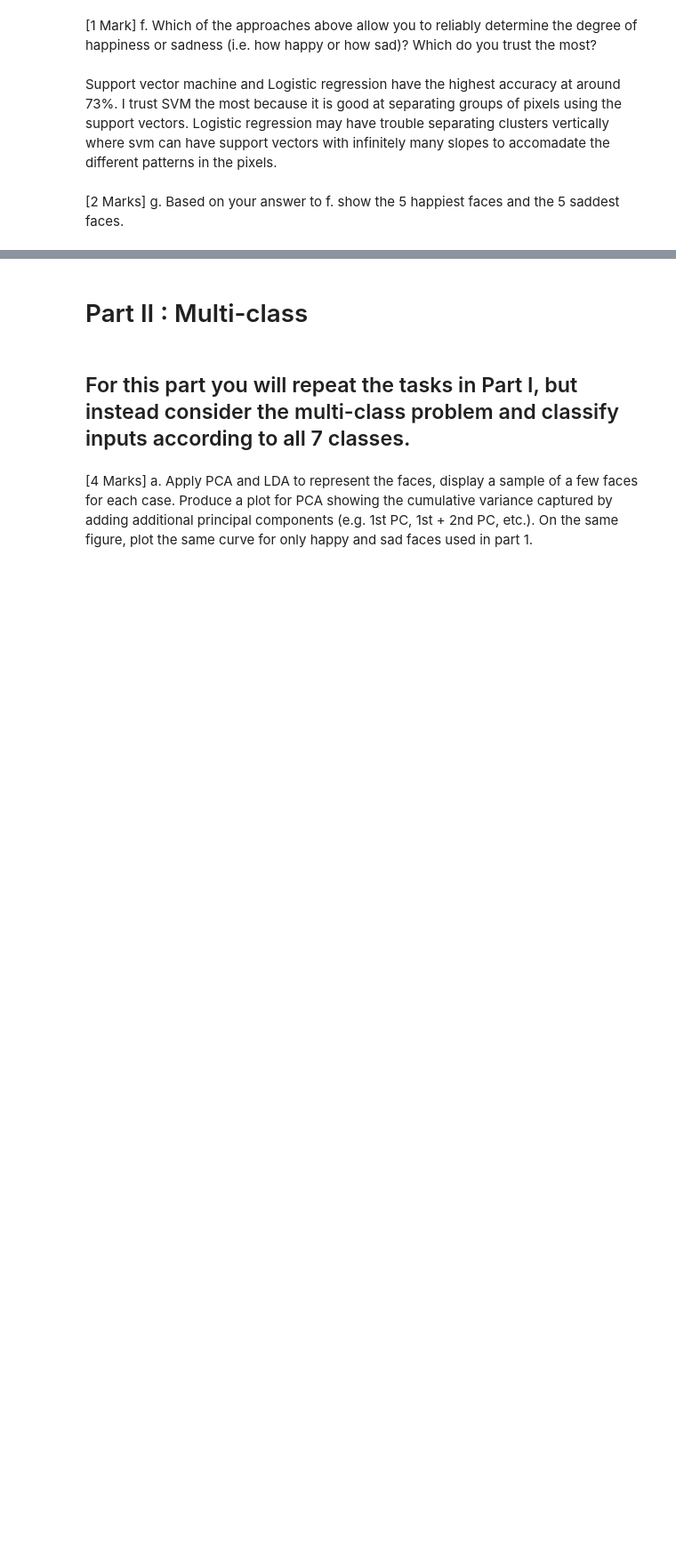
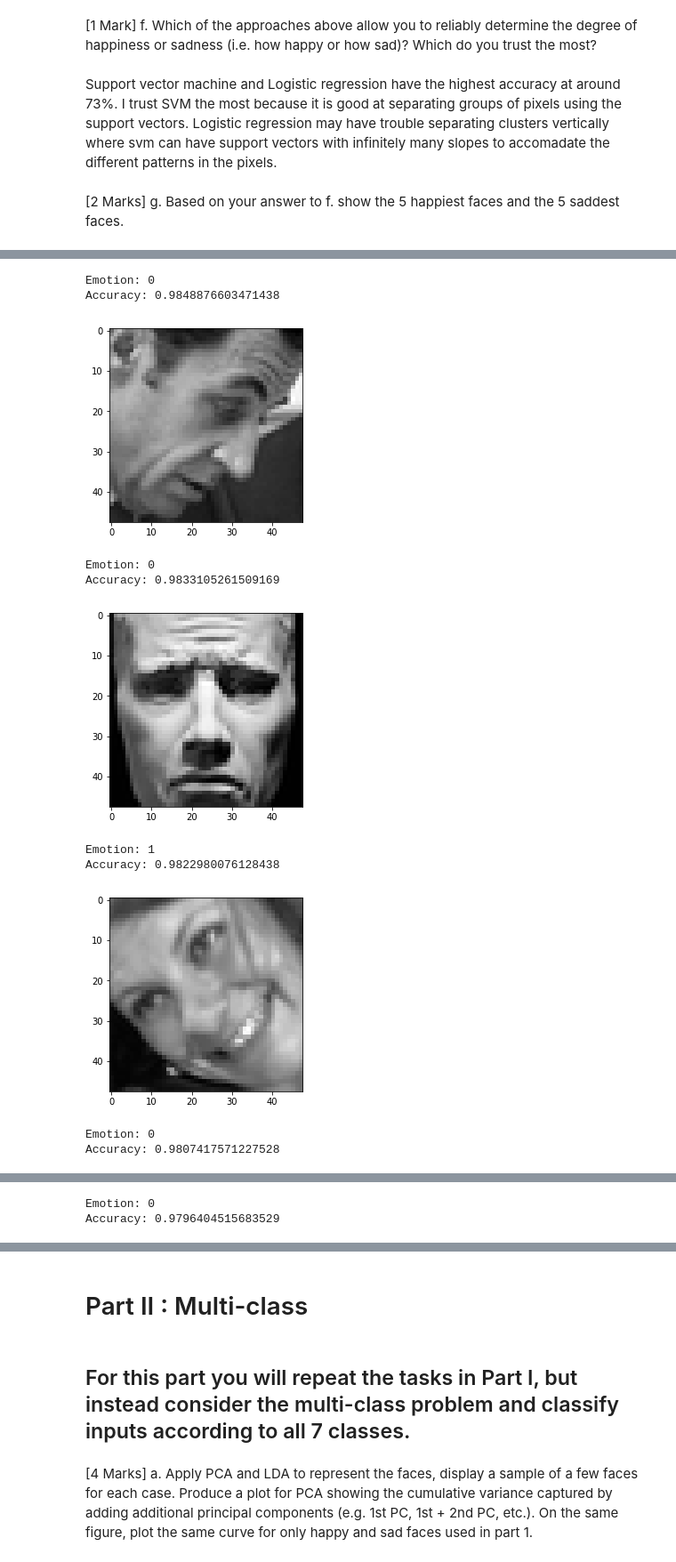
Before and after one commit to AndrewBenson98/CPS803-A2, a Jupyter notebook: A2_starterfile.ipynb, the cells around one changed output, grey strips where cells are left out. Shown at 89% size. Cells and saved outputs as stored; diff of their text form; code cells hidden in the pictures; blank space fills up the shorter version.

```diff
--- a/A2_starterfile.ipynb
+++ b/A2_starterfile.ipynb
@@ -339,0 +394,20 @@ AttributeError: 'numpy.ndarray' object has no attribute 'score'
+# %%
+for i in sadIndex:
+    sample = x_happy_sad_testing[i]
+    sample = sample.reshape(48, 48)
+    print("Emotion:", y_happy_sad_testing[i])
+    print("Accuracy:" , sadProbs[i])
+    plt.imshow(sample, cmap='gray')
+    plt.show()
+# %% [output]
+Emotion: 0
+Accuracy: 0.9848876603471438
+[figure, added]
+Emotion: 0
+Accuracy: 0.9833105261509169
+[figure, added]
+Emotion: 1
+Accuracy: 0.9822980076128438
+[figure, added]
+Emotion: 0
+Accuracy: 0.9807417571227528
@@ -339,0 +415,2 @@ AttributeError: 'numpy.ndarray' object has no attribute 'score'
+Emotion: 0
+Accuracy: 0.9796404515683529
```
Also changed, not shown: parts of 4 cells of this notebook.
